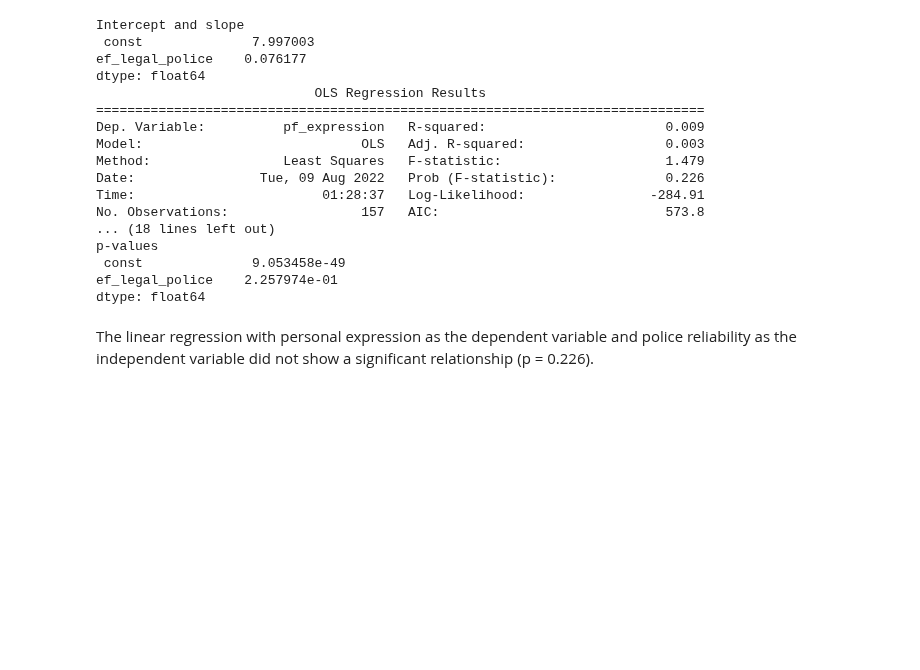
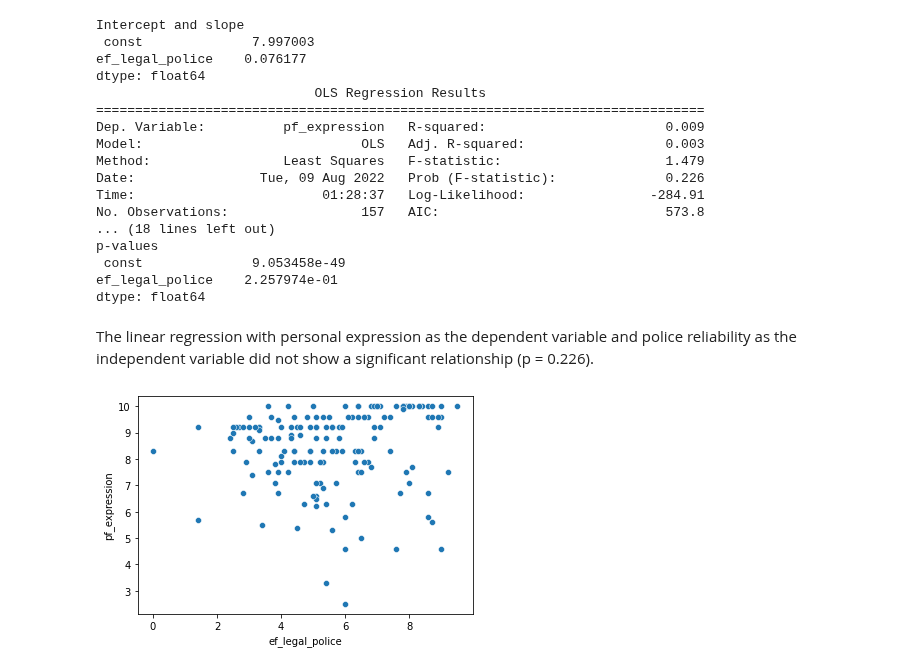
Before and after one commit to aroy2530/l2_demo_analysis, a Jupyter notebook: human_freedom_analysis.ipynb, the cells around one changed output. Drawn from its saved outputs; the diff is of its cells as text; code cells hidden in the pictures; blank space fills up the shorter version.

```diff
--- a/human_freedom_analysis.ipynb
+++ b/human_freedom_analysis.ipynb
@@ -192,4 +192,6 @@ dtype: float64
 The linear regression with personal expression as the dependent variable and police reliability as the independent variable did not show a significant relationship (p = 0.226).
 # %%
 # graph the relationship
-ax = sns.scatterplot(x='ef_legal_police', y='ef_legal_police', data=data_2018)
+ax = sns.scatterplot(x='ef_legal_police', y='pf_expression', data=data_2018)
+# %% [output]
+[figure, added]
```
